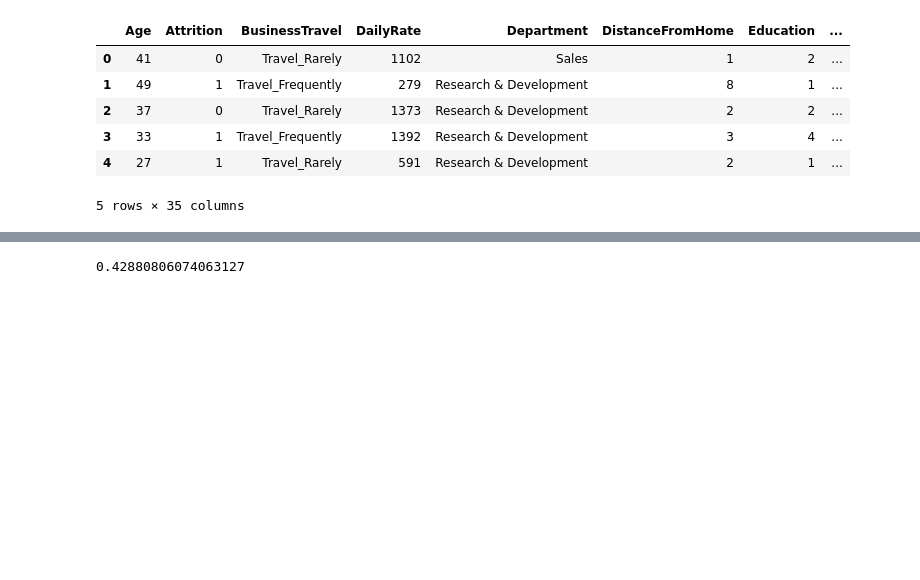
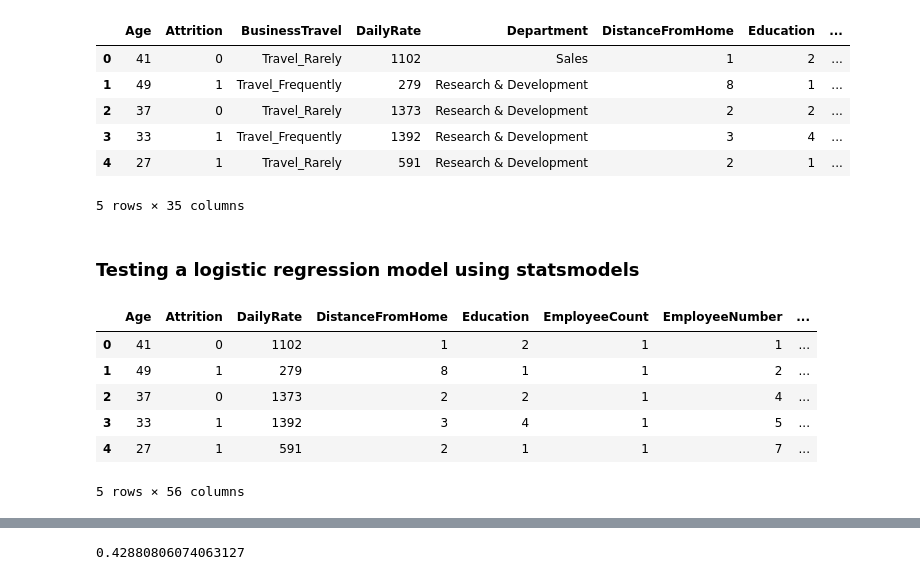
Before and after one commit to clarkkon/IBM-Employee-Attrition-Logistic-Regression, a Jupyter notebook: index.ipynb, the cells around one changed output, grey strips where cells are left out. Cells and saved outputs as stored; diff of their text form; code cells hidden in the pictures; blank space fills up the shorter version.

```diff
--- a/index.ipynb
+++ b/index.ipynb
@@ -45,0 +64,17 @@ X_train, X_test, y_train, y_test = train_test_split(X, y, random_state=42)
+# %% [markdown]
+### Testing a logistic regression model using statsmodels
+# %%
+# Building a logistic regression model using statsmodels
+# I know this won't be my final model, so I use X2 and y2 to distinguish from the better
+#model to come
+dummy_dataframe = pd.get_dummies(df)
+y2 = dummy_dataframe.Attrition
+X2 = dummy_dataframe.drop('Attrition', axis=1)
+# %% [output]
+|  | Age | Attrition | DailyRate | DistanceFromHome | Education | EmployeeCount | EmployeeNumber | ... |
+| 0 | 41 | 0 | 1102 | 1 | 2 | 1 | 1 | ... |
+| 1 | 49 | 1 | 279 | 8 | 1 | 1 | 2 | ... |
+| 2 | 37 | 0 | 1373 | 2 | 2 | 1 | 4 | ... |
+| 3 | 33 | 1 | 1392 | 3 | 4 | 1 | 5 | ... |
+| 4 | 27 | 1 | 591 | 2 | 1 | 1 | 7 | ... |
+5 rows × 56 columns
```
Also changed, not shown: parts of 14 cells of this notebook.
